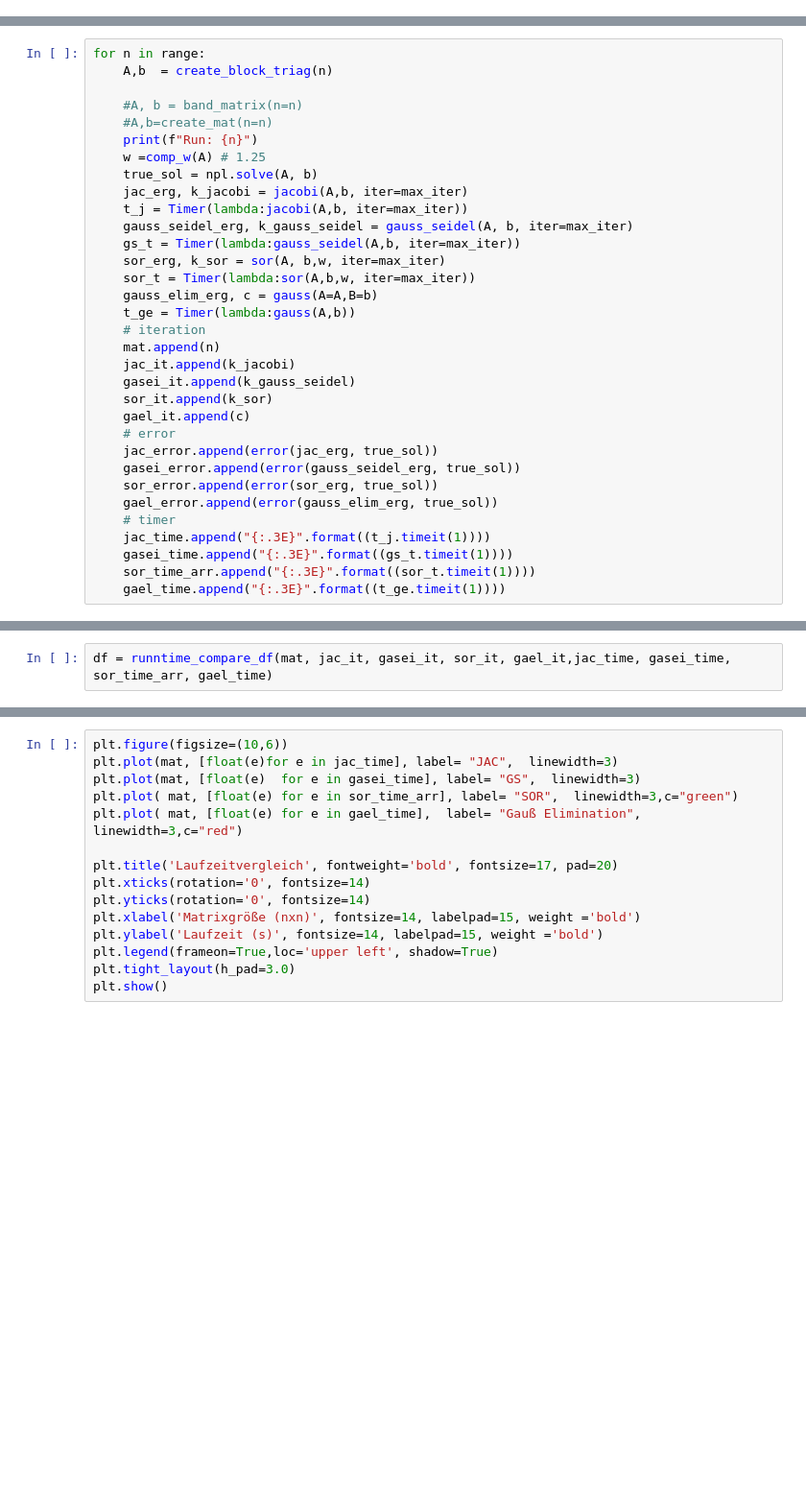
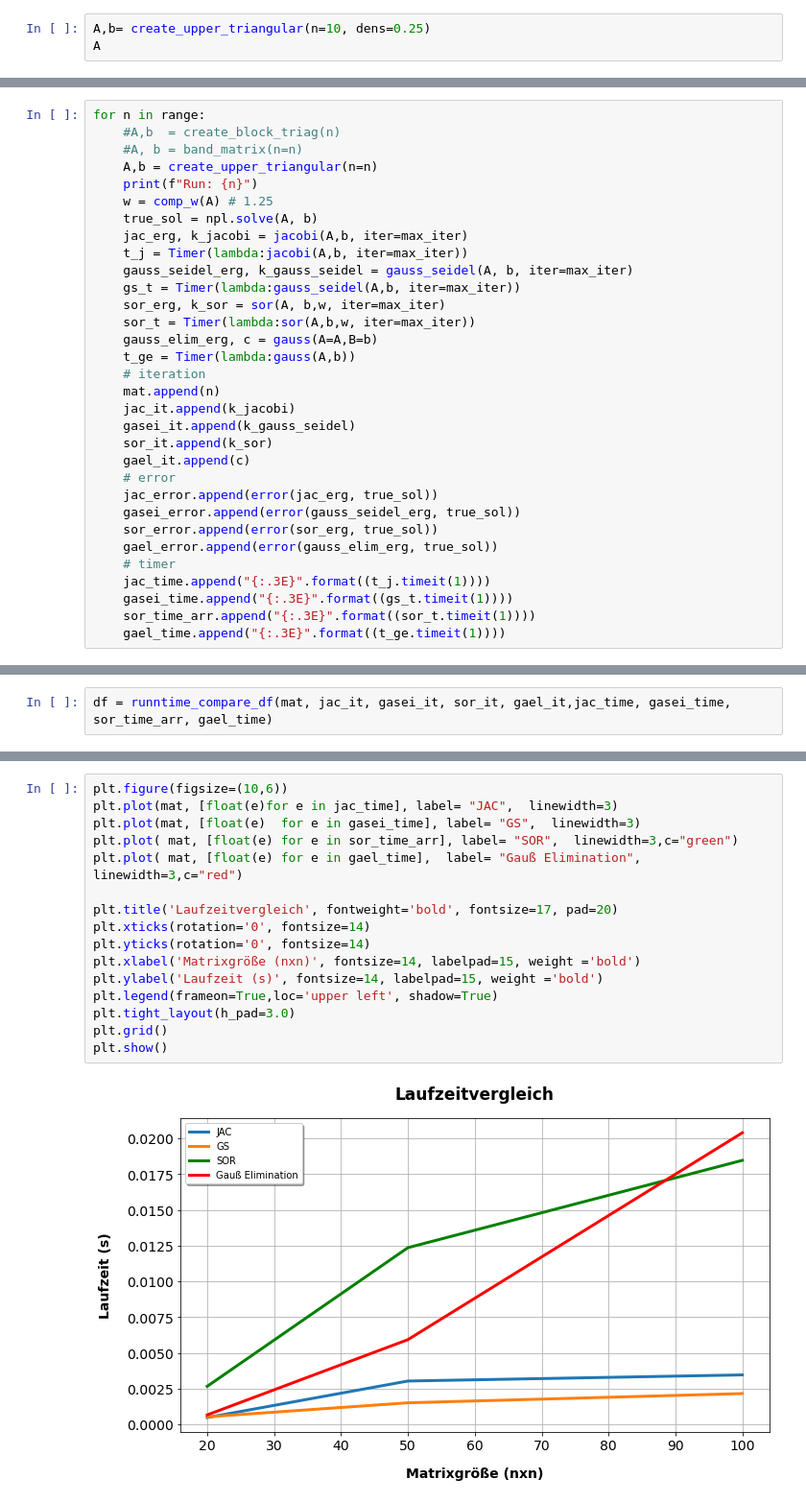
Before and after one commit to erikautenrieth/numerik-project, a Jupyter notebook: Compare Methods/experiment.ipynb, the cells around one changed output, grey strips where cells are left out. Shown at 96% size. Saved outputs shown, nothing was run; the diff lists cells and outputs as text; blank space fills up the shorter version.

```diff
--- a/Compare Methods/experiment.ipynb
+++ b/Compare Methods/experiment.ipynb
@@ -13,0 +15,3 @@ ModuleNotFoundError: No module named 'help_functions'
+# %%
+A,b= create_upper_triangular(n=10, dens=0.25)
+A
@@ -23,11 +48,10 @@ range = [2,4,5,10,20]
 # %%
 for n in range:
-    A,b  = create_block_triag(n)
-
+    #A,b  = create_block_triag(n)
     #A, b = band_matrix(n=n)
-    #A,b=create_mat(n=n)
+    A,b = create_upper_triangular(n=n)
     print(f"Run: {n}")
-    w =comp_w(A) # 1.25
+    w = comp_w(A) # 1.25
     true_sol = npl.solve(A, b)
     jac_erg, k_jacobi = jacobi(A,b, iter=max_iter)
     t_j = Timer(lambda:jacobi(A,b, iter=max_iter))
@@ -65,18 +113,21 @@ df_error
 # %%
 plt.figure(figsize=(10,6))
 plt.plot(mat, [float(e)for e in jac_time], label= "JAC",  linewidth=3)
 plt.plot(mat, [float(e)  for e in gasei_time], label= "GS",  linewidth=3)
 plt.plot( mat, [float(e) for e in sor_time_arr], label= "SOR",  linewidth=3,c="green")
 plt.plot( mat, [float(e) for e in gael_time],  label= "Gauß Elimination",  linewidth=3,c="red")
 
 plt.title('Laufzeitvergleich', fontweight='bold', fontsize=17, pad=20)
 plt.xticks(rotation='0', fontsize=14)
 plt.yticks(rotation='0', fontsize=14)
 plt.xlabel('Matrixgröße (nxn)', fontsize=14, labelpad=15, weight ='bold')
 plt.ylabel('Laufzeit (s)', fontsize=14, labelpad=15, weight ='bold')
 plt.legend(frameon=True,loc='upper left', shadow=True)
 plt.tight_layout(h_pad=3.0)
+plt.grid()
 plt.show()
+# %% [output]
+[figure, added]
 # %%
 plt.figure(figsize=(10,6))
 plt.plot(mat, [float(e)for e in jac_error], label= "JAC",  linewidth=3)
```
Also changed, not shown: parts of 15 cells of this notebook, 7 other files.
